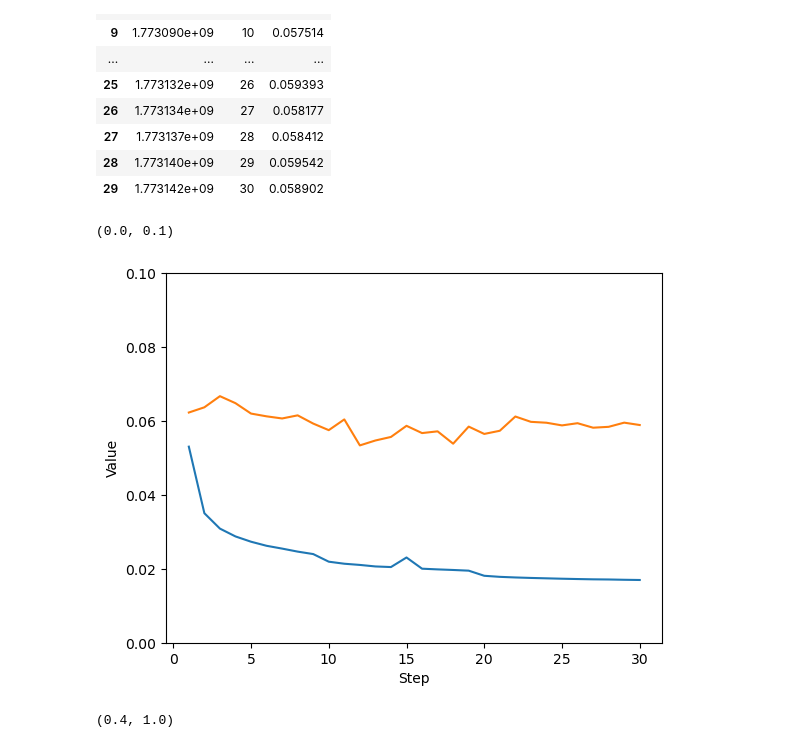
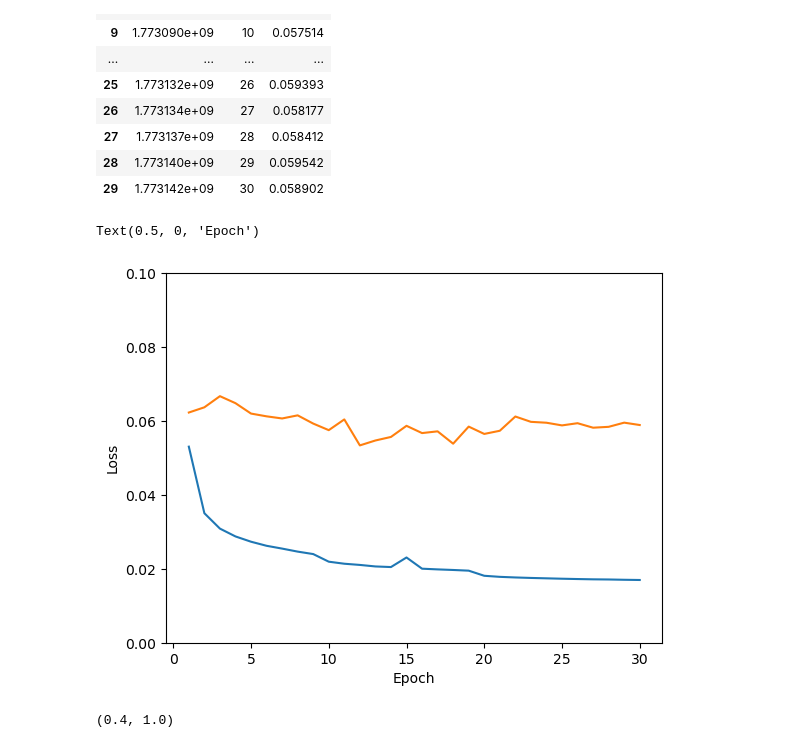
Before and after one commit to tripleUU-U/lamah-ce_lstm, a Jupyter notebook: analysis/evaluation/evaluation.ipynb, the cells around one changed output. Cells and saved outputs as stored; diff of their text form; code cells hidden in the pictures.

Commit message:
updated CSA plots

```diff
--- a/analysis/evaluation/evaluation.ipynb
+++ b/analysis/evaluation/evaluation.ipynb
@@ -62,7 +21,20 @@ potential_attributes = [
+# %%
+eval_results_path = Path("/home/wuhlmann/BA/data/processed_data/evaluation/q_pred_landcover_0903_135428_domain_metrics.p")
+
+with open(eval_results_path, "rb") as f:
+    domain_metrics = pickle.load(f)
+# %%
+#load in training ids, to distinguish between learned and unseen (val, test) cell states
+with open("/home/wuhlmann/BA/repo/lamah-ce_lstm/data/splits_incl_landcover/train_basin_ids.txt") as f:
+	train_ids_list = list(map(lambda x: int(x[:-1]),f.readlines()))
+
+for id in lamah_gdf.index:
+
+	if id in train_ids_list:
+		lamah_gdf.loc[id,"train_basin"] = True
+	else:
+		lamah_gdf.loc[id, "train_basin"] = False
 # %%
-with open("/home/wuhlmann/BA/data/processed_data/evaluation/q_pred_landcover_0903_135428_domain_metrics.p", "rb") as f:
-	domain_metrics = pickle.load(f)
-
 for period in domain_metrics.keys():
 
 	for basin_id in domain_metrics[period].keys():
@@ -173,12 +115,14 @@ tb_metrics_dict["valid_loss"]
 # %%
 fig, ax = plt.subplots(1)
 
 sns.lineplot(data=tb_metrics_dict["train_loss"], x="Step", y="Value", ax=ax)
 sns.lineplot(data=tb_metrics_dict["valid_loss"], x="Step", y="Value", ax=ax)
 ax.set_ylim(0,0.1)
+ax.set_ylabel("Loss")
+ax.set_xlabel("Epoch")
 # %% [output]
-(0.0, 0.1)
+Text(0.5, 0, 'Epoch')
-[figure, old version]
+[figure, new version]
 # %%
 ax = plt.subplot()
 sns.lineplot(data=tb_metrics_dict["median_nse"], x="Step", y="Value", ax=ax)
```
Also changed, not shown: parts of 12 cells of this notebook, 6 other files.
